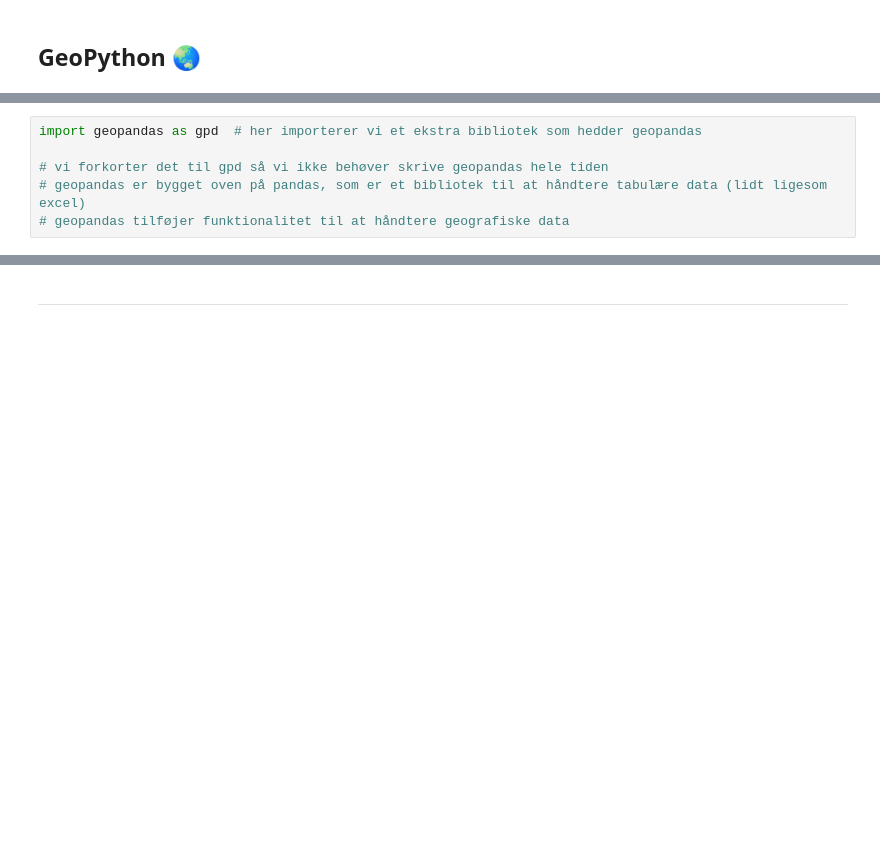
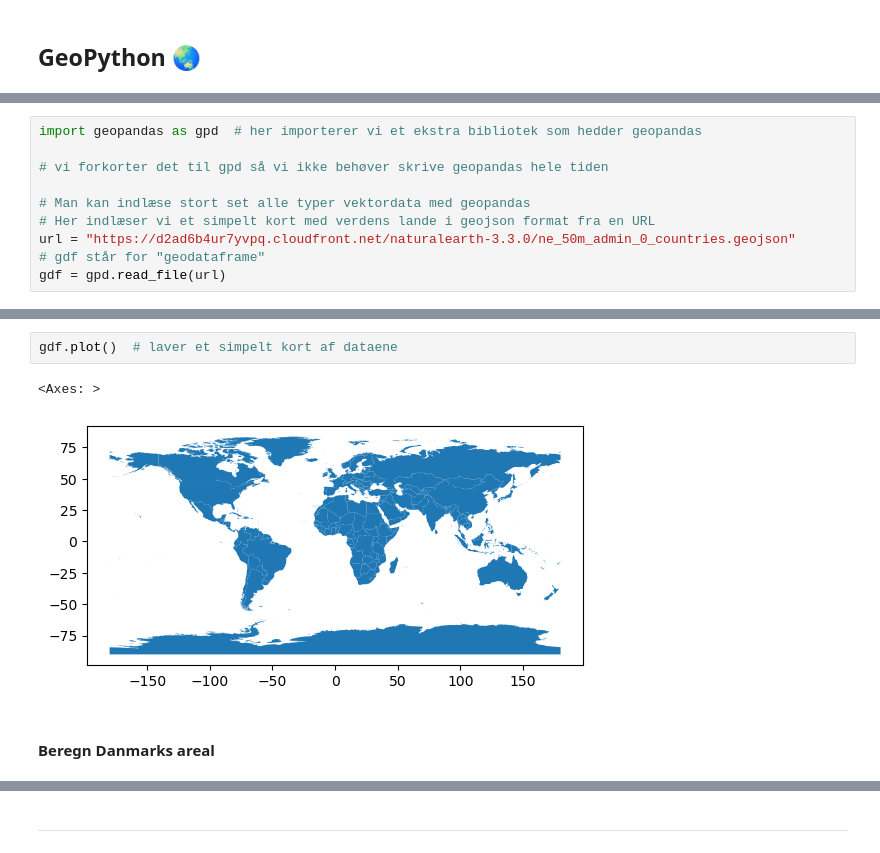
Before and after one commit to anerv/python_kortdage, a Jupyter notebook: kortdage2025.ipynb, the cells around one changed output, grey strips where cells are left out. Cells and saved outputs as stored; diff of their text form; blank space fills up the shorter version.

Commit message:
added new vektor data content

```diff
--- a/kortdage2025.ipynb
+++ b/kortdage2025.ipynb
@@ -314,5 +299,9 @@ Vektor-data i Python ligner det man kender fra andre programmer, hvor alle geome
 import geopandas as gpd  # her importerer vi et ekstra bibliotek som hedder geopandas
 
 # vi forkorter det til gpd så vi ikke behøver skrive geopandas hele tiden
-# geopandas er bygget oven på pandas, som er et bibliotek til at håndtere tabulære data (lidt ligesom excel)
-# geopandas tilføjer funktionalitet til at håndtere geografiske data
+
+# Man kan indlæse stort set alle typer vektordata med geopandas
+# Her indlæser vi et simpelt kort med verdens lande i geojson format fra en URL
+url = "https://d2ad6b4ur7yvpq.cloudfront.net/naturalearth-3.3.0/ne_50m_admin_0_countries.geojson"
+# gdf står for "geodataframe"
+gdf = gpd.read_file(url)
@@ -318,0 +318,7 @@ import geopandas as gpd  # her importerer vi et ekstra bibliotek som hedder geop
+# %%
+gdf.plot()  # laver et simpelt kort af dataene
+# %% [output]
+<Axes: >
+[figure, added]
+# %% [markdown]
+#### Beregn Danmarks areal
```
Also changed, not shown: parts of 36 cells of this notebook.
